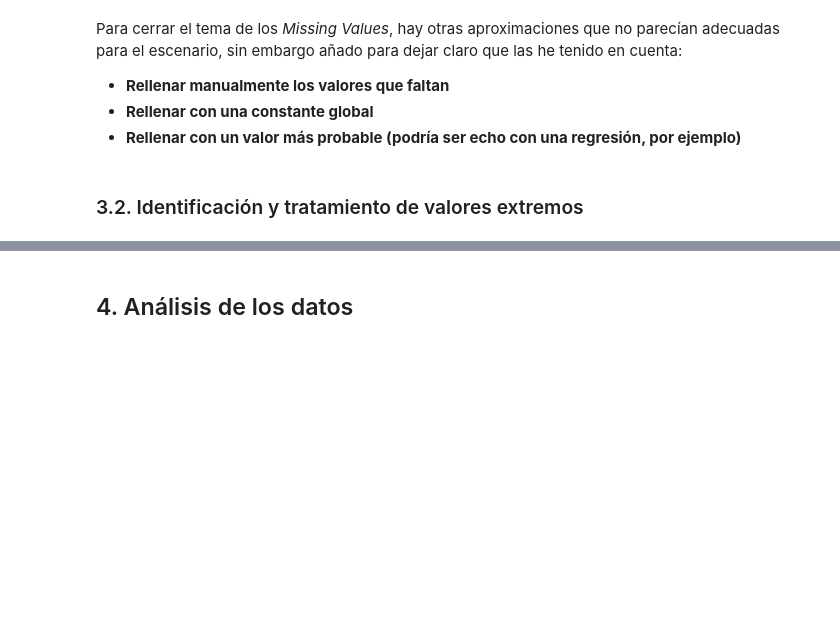
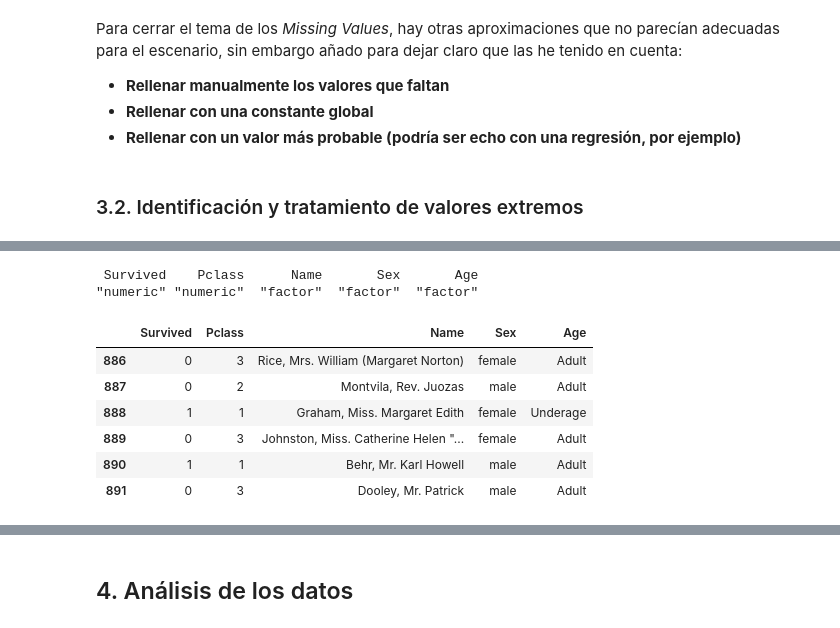
Before and after one commit to fernandoabcampos/titanic-data-cleaning-and-validation, a Jupyter notebook: Práctica 2 - Limpieza y validación de los datos - Titanic Kaggle Dataset.ipynb, the cells around one changed output, grey strips where cells are left out. Cells and saved outputs as stored; diff of their text form; code cells hidden in the pictures; blank space fills up the shorter version.

```diff
--- a/Práctica 2 - Limpieza y validación de los datos - Titanic Kaggle Dataset.ipynb
+++ b/Práctica 2 - Limpieza y validación de los datos - Titanic Kaggle Dataset.ipynb
@@ -169,0 +199,14 @@ Para cerrar el tema de los *Missing Values*, hay otras aproximaciones que no par
+# %%
+df$Age <- as.factor(ifelse(df$Age >= 21, "Adult", "Underage"))
+sapply(df,class)
+tail(df)
+# %% [output]
+ Survived    Pclass      Name       Sex       Age
+"numeric" "numeric"  "factor"  "factor"  "factor"
+|  | Survived | Pclass | Name | Sex | Age |
+| 886 | 0 | 3 | Rice, Mrs. William (Margaret Norton) | female | Adult |
+| 887 | 0 | 2 | Montvila, Rev. Juozas | male | Adult |
+| 888 | 1 | 1 | Graham, Miss. Margaret Edith | female | Underage |
+| 889 | 0 | 3 | Johnston, Miss. Catherine Helen "... | female | Adult |
+| 890 | 1 | 1 | Behr, Mr. Karl Howell | male | Adult |
+| 891 | 0 | 3 | Dooley, Mr. Patrick | male | Adult |
```
Also changed, not shown: parts of 5 cells of this notebook.
